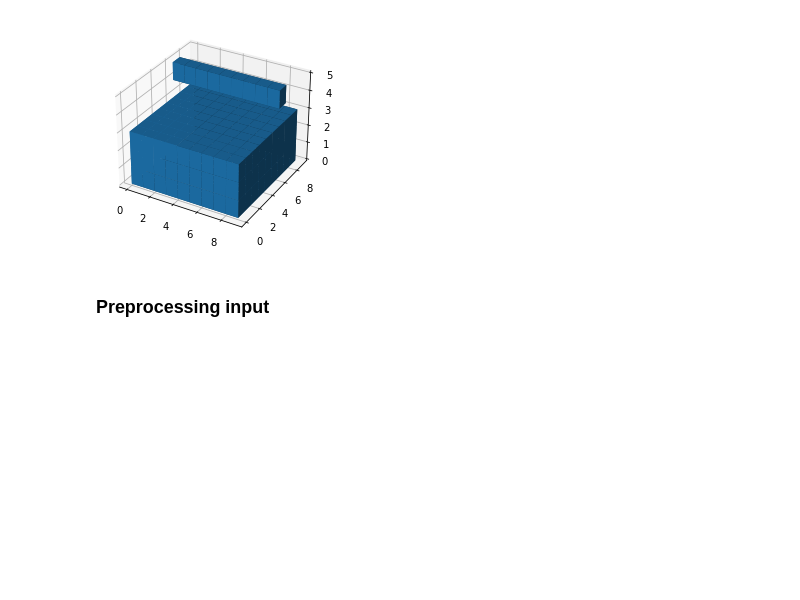
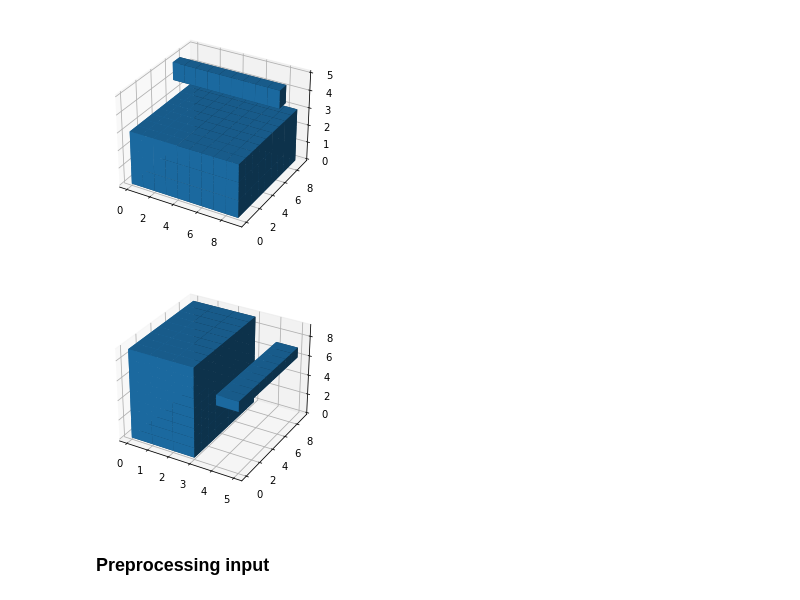
Before and after one commit to batu/RLAgency, a Jupyter notebook: experiment_notebook.ipynb, the cells around one changed output. Cells and saved outputs as stored; diff of their text form; code cells hidden in the pictures; blank space fills up the shorter version.

```diff
--- a/experiment_notebook.ipynb
+++ b/experiment_notebook.ipynb
@@ -115,6 +115,6 @@ occupancy_obs.shape
 occupancy_obs_3d = occupancy_obs.reshape(-1, 9, 5, 9)
 occupancy_obs_3d_plt = np.swapaxes(occupancy_obs_3d, -1, -2)
 # %%
-idx = random.randint(0,10000)
+idx = random.randint(0,512)
 print(idx)
 # %% [output]
@@ -124,6 +124,15 @@ ax = plt.figure().add_subplot(projection='3d')
 _ = ax.voxels(occupancy_obs_3d_plt[idx-1])
 # %% [output]
 [figure]
+# %%
+occupancy_obs.shape
+occupancy_obs_3d = occupancy_obs.reshape(-1, 9, 5, 9)
+occupancy_obs_3d_swapped_plt = np.swapaxes(occupancy_obs_3d, -2, -3)
+
+ax = plt.figure().add_subplot(projection='3d')
+_ = ax.voxels(occupancy_obs_3d_swapped_plt[idx-1])
+# %% [output]
+[figure, added]
 # %% [markdown]
 ### Preprocessing input
 # %%
```
Also changed, not shown: parts of 8 cells of this notebook, 8 other files.
